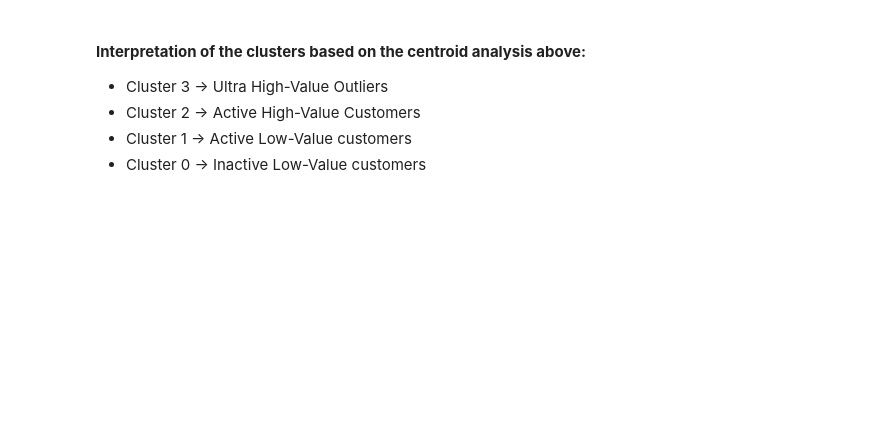
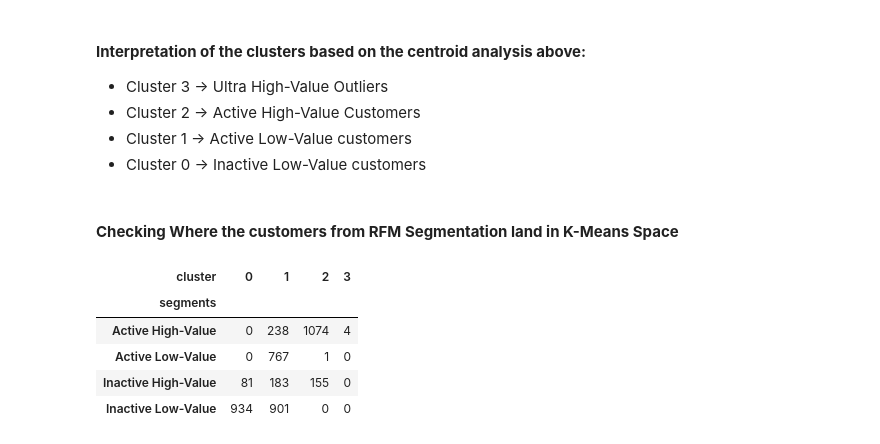
Before and after one commit to gosaindeeksha/e-commerce_sales_and_customer_segmentation, a Jupyter notebook: notebooks/kmeans_segmentation.ipynb, the cells around one changed output. Saved outputs shown, nothing was run; the diff lists cells and outputs as text; code cells hidden in the pictures; blank space fills up the shorter version.

```diff
--- a/notebooks/kmeans_segmentation.ipynb
+++ b/notebooks/kmeans_segmentation.ipynb
@@ -113,3 +125,14 @@ cluster_profile
 <li>Cluster 1 → Active Low-Value customers</li>
 <li>Cluster 0 → Inactive Low-Value customers</li>
 </ul>
+# %% [markdown]
+<h4><b>Checking Where the customers from RFM Segmentation land in K-Means Space</b></h4>
+# %%
+pd.crosstab(rfm['segments'], rfm['cluster'])
+# %% [output]
+| cluster | 0 | 1 | 2 | 3 |
+| segments |  |  |  |  |
+| Active High-Value | 0 | 238 | 1074 | 4 |
+| Active Low-Value | 0 | 767 | 1 | 0 |
+| Inactive High-Value | 81 | 183 | 155 | 0 |
+| Inactive Low-Value | 934 | 901 | 0 | 0 |
```
Also changed, not shown: parts of 4 cells of this notebook, 2 other files.
